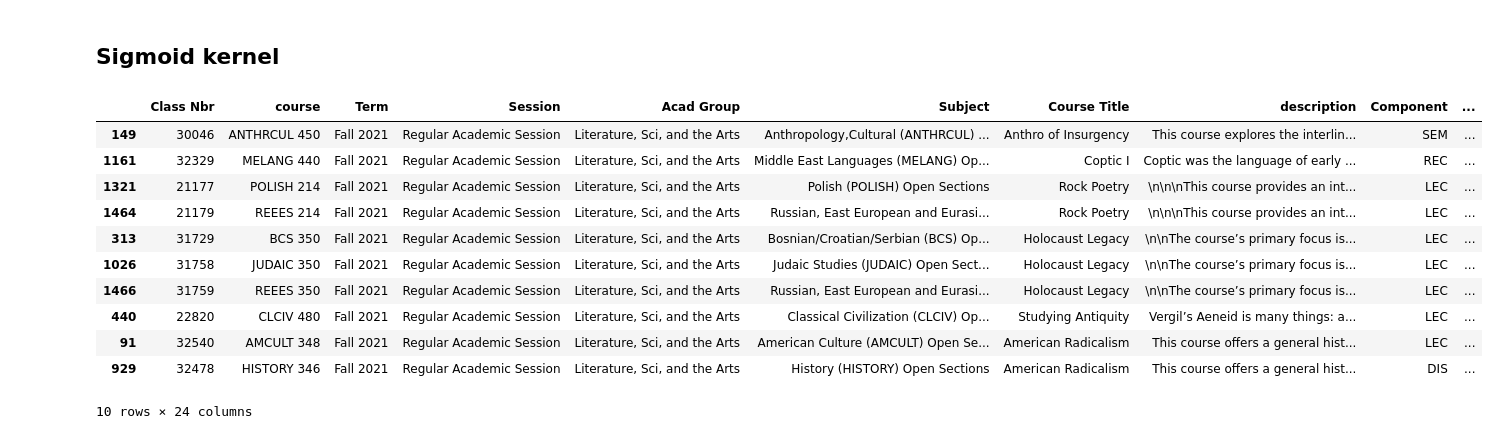
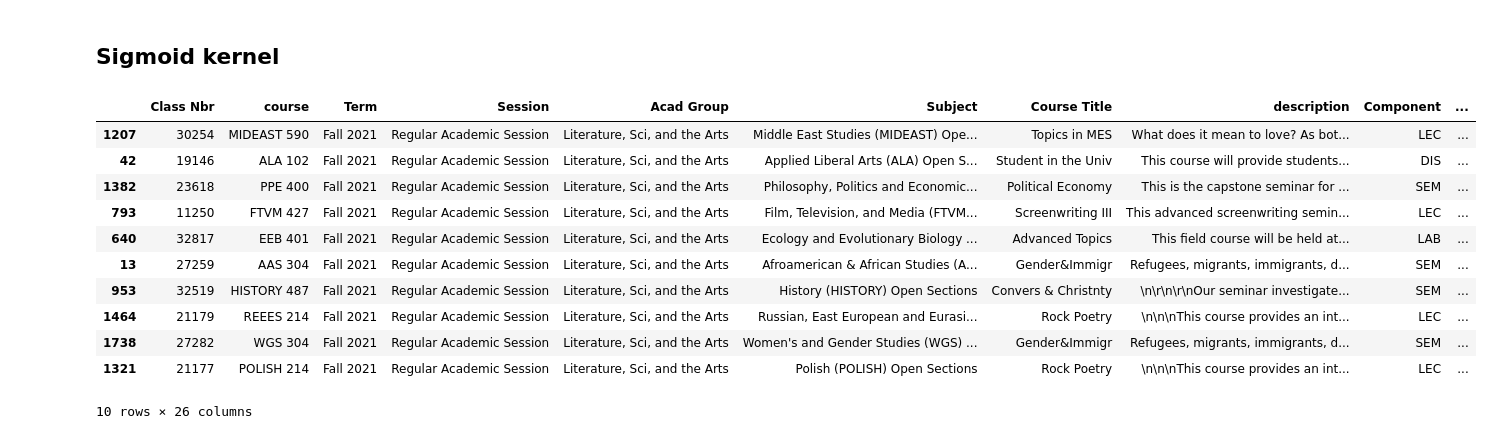
Before and after one commit to yessie-kim/classeek, a Jupyter notebook: content_based_recommender_draft_2.ipynb, the cells around one changed output. Drawn from its saved outputs; the diff is of its cells as text; code cells hidden in the pictures.

```diff
--- a/content_based_recommender_draft_2.ipynb
+++ b/content_based_recommender_draft_2.ipynb
@@ -49,26 +68,31 @@ w_22 = pd.read_csv('assets/w_22_merge.csv')
 # %%
-#df = input dataset
-#course_title = input course
-#num_or_rec = number of recommendation
-#filter_level = 'academic_group', subject'
+def make_recommendation_cos(df, course_title, num_of_rec = 10, filter_level = 'subject', semester = 'fall', lsa = None):
+    # Specify semester
+    df = df[df['semester'] == semester]
 
-def make_recommendation_cos(df, course_title, num_of_rec = 10, filter_level = 'subject'):
+    # Clean df
     df = df.fillna('').drop_duplicates(subset=['course']).reset_index().drop(columns='index')
 
-
+    # Input
     input_ag = df.loc[df['course'] == course_title, 'Acad Group'].unique()
     input_sub = df.loc[df['course'] == course_title, 'Subject'].unique()
     input_course = df.loc[df['course'] == course_title, 'Course Title'].unique()
 
+    # Filter the df
     if filter_level == 'academic_group':
         df = df[df['Acad Group'].isin(input_ag)]
     elif filter_level == 'subject':
         df = df[(df['Subject'].isin(input_sub)) | (df['Course Title'].isin(input_course))]
 
+    # Merge all the text information
+    df['text'] = df['Acad Group'] + ' ' + df['Subject'] + ' ' + df['Course Title'] + ' ' + df['description']
+
+    # Reset index
     df = df.reset_index(drop = True)
+
     # Vectorize our Text
     count_vect = CountVectorizer()
-    cv_mat = count_vect.fit_transform(df['description'])
+    cv_mat = count_vect.fit_transform(df['text'])
 
     df_cv_words = pd.DataFrame(cv_mat.todense(), columns=count_vect.get_feature_names())
 
@@ -156,18 +187,18 @@ def make_recommendation_sk(df, course_title, num_of_rec = 10, filter_level = 'su
 
     return rec_df
 # %%
-make_recommendation_cos(f_21, 'TURKISH 201', 10, 'academic_group')
+make_recommendation_cos(f_21, 'ECON 208', 10, 'academic_group')
 # %% [output]
 |  | Class Nbr | course | Term | Session | Acad Group | Subject | Course Title | description | Component | ... |
-| 149 | 30046 | ANTHRCUL 450 | Fall 2021 | Regular Academic Session | Literature, Sci, and the Arts | Anthropology,Cultural (ANTHRCUL) ... | Anthro of Insurgency | This course explores the interlin... | SEM | ... |
-| 1161 | 32329 | MELANG 440 | Fall 2021 | Regular Academic Session | Literature, Sci, and the Arts | Middle East Languages (MELANG) Op... | Coptic I | Coptic was the language of early ... | REC | ... |
+| 1207 | 30254 | MIDEAST 590 | Fall 2021 | Regular Academic Session | Literature, Sci, and the Arts | Middle East Studies (MIDEAST) Ope... | Topics in MES | What does it mean to love? As bot... | LEC | ... |
+| 42 | 19146 | ALA 102 | Fall 2021 | Regular Academic Session | Literature, Sci, and the Arts | Applied Liberal Arts (ALA) Open S... | Student in the Univ | This course will provide students... | DIS | ... |
+| 1382 | 23618 | PPE 400 | Fall 2021 | Regular Academic Session | Literature, Sci, and the Arts | Philosophy, Politics and Economic... | Political Economy | This is the capstone seminar for ... | SEM | ... |
+| 793 | 11250 | FTVM 427 | Fall 2021 | Regular Academic Session | Literature, Sci, and the Arts | Film, Television, and Media (FTVM... | Screenwriting III | This advanced screenwriting semin... | LEC | ... |
+| 640 | 32817 | EEB 401 | Fall 2021 | Regular Academic Session | Literature, Sci, and the Arts | Ecology and Evolutionary Biology ... | Advanced Topics | This field course will be held at... | LAB | ... |
+| 13 | 27259 | AAS 304 | Fall 2021 | Regular Academic Session | Literature, Sci, and the Arts | Afroamerican & African Studies (A... | Gender&Immigr | Refugees, migrants, immigrants, d... | SEM | ... |
+| 953 | 32519 | HISTORY 487 | Fall 2021 | Regular Academic Session | Literature, Sci, and the Arts | History (HISTORY) Open Sections | Convers & Christnty | \n\r\n\r\nOur seminar investigate... | SEM | ... |
+| 1464 | 21179 | REEES 214 | Fall 2021 | Regular Academic Session | Literature, Sci, and the Arts | Russian, East European and Eurasi... | Rock Poetry | \n\n\nThis course provides an int... | LEC | ... |
+| 1738 | 27282 | WGS 304 | Fall 2021 | Regular Academic Session | Literature, Sci, and the Arts | Women's and Gender Studies (WGS) ... | Gender&Immigr | Refugees, migrants, immigrants, d... | SEM | ... |
 | 1321 | 21177 | POLISH 214 | Fall 2021 | Regular Academic Session | Literature, Sci, and the Arts | Polish (POLISH) Open Sections | Rock Poetry | \n\n\nThis course provides an int... | LEC | ... |
-| 1464 | 21179 | REEES 214 | Fall 2021 | Regular Academic Session | Literature, Sci, and the Arts | Russian, East European and Eurasi... | Rock Poetry | \n\n\nThis course provides an int... | LEC | ... |
-| 313 | 31729 | BCS 350 | Fall 2021 | Regular Academic Session | Literature, Sci, and the Arts | Bosnian/Croatian/Serbian (BCS) Op... | Holocaust Legacy | \n\nThe course’s primary focus is... | LEC | ... |
-| 1026 | 31758 | JUDAIC 350 | Fall 2021 | Regular Academic Session | Literature, Sci, and the Arts | Judaic Studies (JUDAIC) Open Sect... | Holocaust Legacy | \n\nThe course’s primary focus is... | LEC | ... |
-| 1466 | 31759 | REEES 350 | Fall 2021 | Regular Academic Session | Literature, Sci, and the Arts | Russian, East European and Eurasi... | Holocaust Legacy | \n\nThe course’s primary focus is... | LEC | ... |
-| 440 | 22820 | CLCIV 480 | Fall 2021 | Regular Academic Session | Literature, Sci, and the Arts | Classical Civilization (CLCIV) Op... | Studying Antiquity | Vergil’s Aeneid is many things: a... | LEC | ... |
-| 91 | 32540 | AMCULT 348 | Fall 2021 | Regular Academic Session | Literature, Sci, and the Arts | American Culture (AMCULT) Open Se... | American Radicalism | This course offers a general hist... | LEC | ... |
-| 929 | 32478 | HISTORY 346 | Fall 2021 | Regular Academic Session | Literature, Sci, and the Arts | History (HISTORY) Open Sections | American Radicalism | This course offers a general hist... | DIS | ... |
-10 rows × 24 columns
+10 rows × 26 columns
 # %%
```
Also changed, not shown: parts of 6 cells of this notebook.
